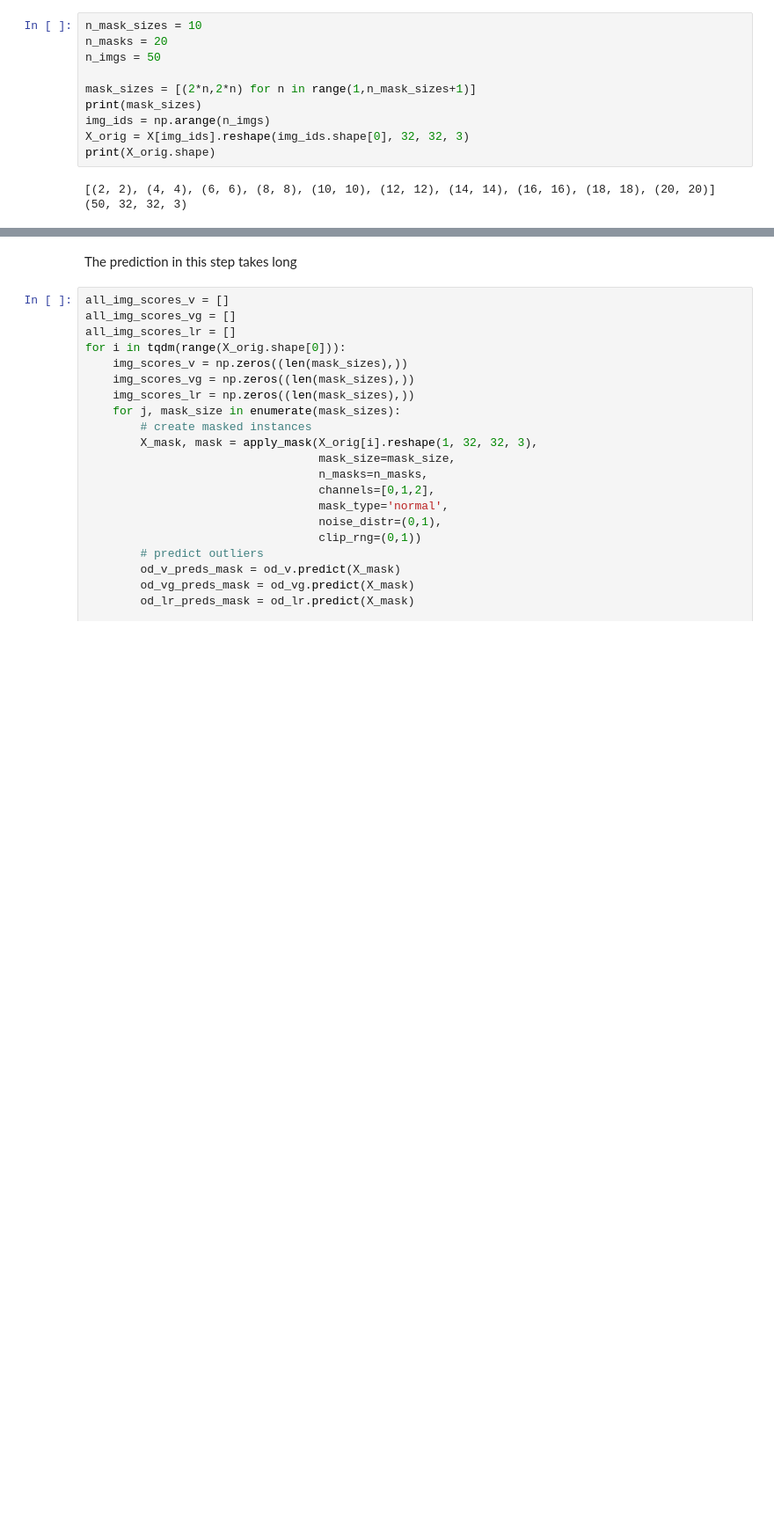
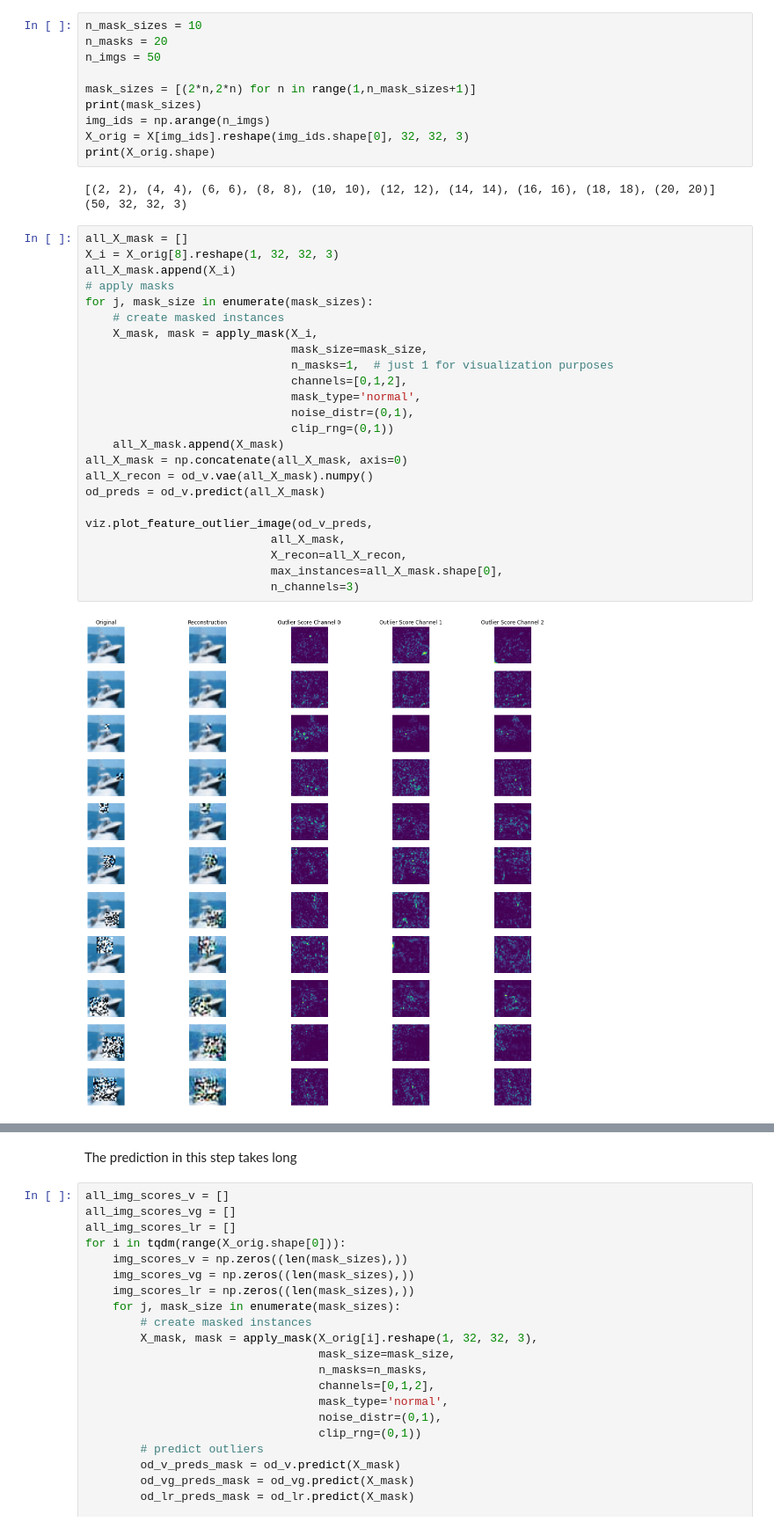
Before and after one commit to olliwho/outlier_detection, a Jupyter notebook: IaVU_Experiments.ipynb, the cells around one changed output, grey strips where cells are left out. Shown at 88% size. Saved outputs shown, nothing was run; the diff lists cells and outputs as text; blank space fills up the shorter version.

```diff
--- a/IaVU_Experiments.ipynb
+++ b/IaVU_Experiments.ipynb
@@ -303,3 +287,29 @@ print(X_orig.shape)
 # %% [output]
 [(2, 2), (4, 4), (6, 6), (8, 8), (10, 10), (12, 12), (14, 14), (16, 16), (18, 18), (20, 20)]
 (50, 32, 32, 3)
+# %%
+all_X_mask = []
+X_i = X_orig[8].reshape(1, 32, 32, 3)
+all_X_mask.append(X_i)
+# apply masks
+for j, mask_size in enumerate(mask_sizes):
+    # create masked instances
+    X_mask, mask = apply_mask(X_i,
+                              mask_size=mask_size,
+                              n_masks=1,  # just 1 for visualization purposes
+                              channels=[0,1,2],
+                              mask_type='normal',
+                              noise_distr=(0,1),
+                              clip_rng=(0,1))
+    all_X_mask.append(X_mask)
+all_X_mask = np.concatenate(all_X_mask, axis=0)
+all_X_recon = od_v.vae(all_X_mask).numpy()
+od_preds = od_v.predict(all_X_mask)
+
+viz.plot_feature_outlier_image(od_v_preds,
+                           all_X_mask,
+                           X_recon=all_X_recon,
+                           max_instances=all_X_mask.shape[0],
+                           n_channels=3)
+# %% [output]
+[figure, added]
```
Also changed, not shown: parts of 10 cells of this notebook.
